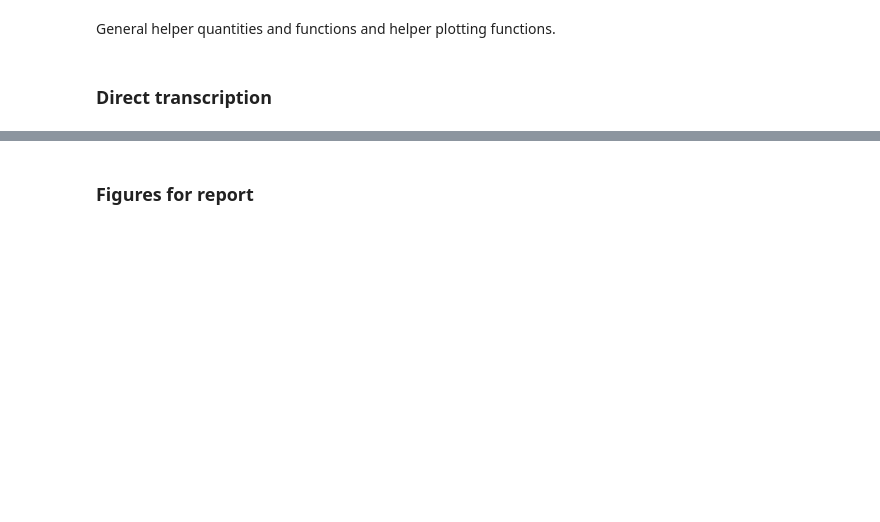
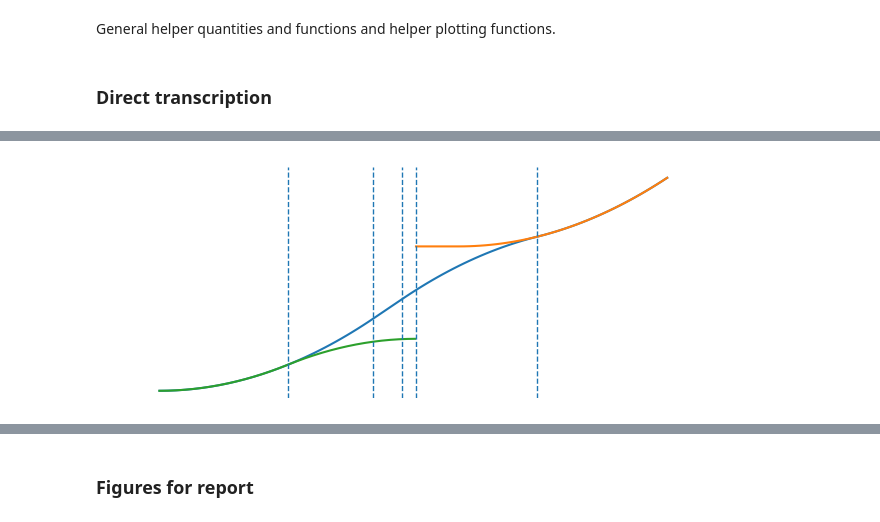
Before and after one commit to jeroenvanriel/traffic-scheduling, a Jupyter notebook: motion/explicit_direct_approach.ipynb, the cells around one changed output, grey strips where cells are left out. Cells and saved outputs as stored; diff of their text form; code cells hidden in the pictures; blank space fills up the shorter version.

```diff
--- a/motion/explicit_direct_approach.ipynb
+++ b/motion/explicit_direct_approach.ipynb
@@ -122,0 +193,17 @@ def double_integrator(control):
+# %%
+def trajectory(t0, p0, a1, td, d, a2, t):
+    if t0 <= t <= t0 + a1:
+        if t <= t0 + 1/amax:
+            return p0 + acc(t - t0, 0)
+
+    elif t0 + a1 <= t <= td:
+        return p0 + acc(a1,0) + (t - a1 - t0)
+
+    elif td <= t <= td + d:
+        return p0 + acc(a1,0) + (td - a1 - t0) + dec(t - td, amax*a1)
+
+    elif td + d <= t <= -a2:
+        return p0 + acc(a1,0) + (td - a1 - t0) + dec(d, amax*a1)
+
+    elif -a2 <= t <= 0:
+        return p0 + acc(a1,0) + (td - a1 - t0) + dec(d, amax*a1) + acc(t + a2, amax*(a1 - d))
@@ -122,0 +240,30 @@ def double_integrator(control):
+# %%
+plt.clf()
+t0, p0 = -4.8, -3
+lemma3_plot(t0, p0)
+
+# top part
+eps = 0.8
+lemma3_plot(-1/amax-eps/2, -1/(2*amax))
+
+# compute bottom part
+a1, td, d, a2 = lemma3(t0, p0)
+tr = lambda t: trajectory(t0, p0, a1-eps, t0 + a1-eps, d, a2, t)
+ts = np.arange(t0, t0 + 2*(a1-eps), 0.01)
+plt.plot(ts, [tr(t) for t in ts])
+
+ax = plt.gca()
+ax.axvline(x=t0 + a1-eps, linestyle='--', lw=1)
+ax.axvline(x=t0 + 2*(a1-eps), linestyle='--', lw=1)
+ax.axvline(x=t0 + a1, linestyle='--', lw=1)
+ax.axvline(x=td, linestyle='--', lw=1)
+ax.axvline(x=td + d, linestyle='--', lw=1)
+
+ax.set_ylim([p0-0.1, 0.1])
+ax.set_xlim([t0 - 0.5, 0.5])
+ax.axis('off')
+plt.gcf().set_size_inches(8, 3)
+plt.savefig('motion/lemma3_proof1.pdf')
+plt.show()
+# %% [output]
+[figure, added]
```
Also changed, not shown: parts of 24 cells of this notebook, 5 other files.
